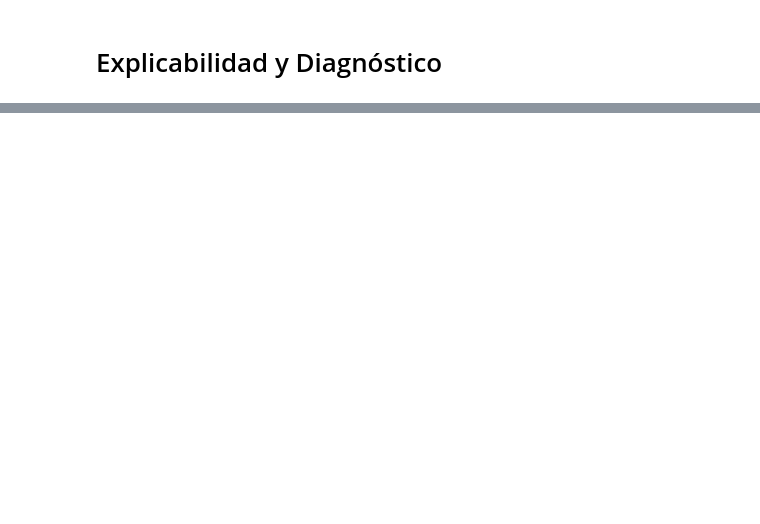
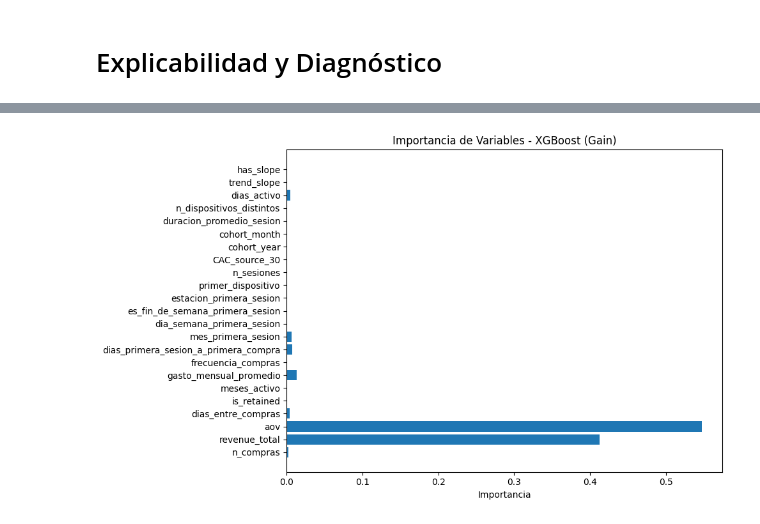
Before and after one commit to maemiliarv/DataMiningProyectoFinal, a Jupyter notebook: notebooks/04_explicabilidad_Diagnostico.ipynb, the cells around one changed output, grey strips where cells are left out. Cells and saved outputs as stored; diff of their text form; code cells hidden in the pictures; blank space fills up the shorter version.

Commit message:
Se realizo paso 4 en LTV_180, falta hacerlo con CAC

```diff
--- a/notebooks/04_explicabilidad_Diagnostico.ipynb
+++ b/notebooks/04_explicabilidad_Diagnostico.ipynb
@@ -74,4 +73,0 @@ y_val = val['LTV_180']
-# %%
-# Mejor modelo entrenado
-with open('../models/LTV_180/rf.pkl', 'rb') as f:
-    rf_model = pickle.load(f)
@@ -120,0 +78,3 @@ plt.show()
+# %%
+with open('../models/LTV_180/xgb.pkl', 'rb') as f:
+    xgb_model = pickle.load(f)
@@ -120,0 +90,13 @@ plt.show()
+# %%
+# Extraer importancias del modelo
+importancias = xgb_model.named_steps['modelo'].feature_importances_
+features = xgb_model.named_steps['pre'].transformers_[0][2]  # columnas del paso 'scale'
+
+plt.figure(figsize=(10, 6))
+plt.barh(features, importancias)
+plt.title('Importancia de Variables - XGBoost (Gain)')
+plt.xlabel('Importancia')
+plt.tight_layout()
+plt.show()
+# %% [output]
+[figure, added]
```
Also changed, not shown: parts of 20 cells of this notebook.
